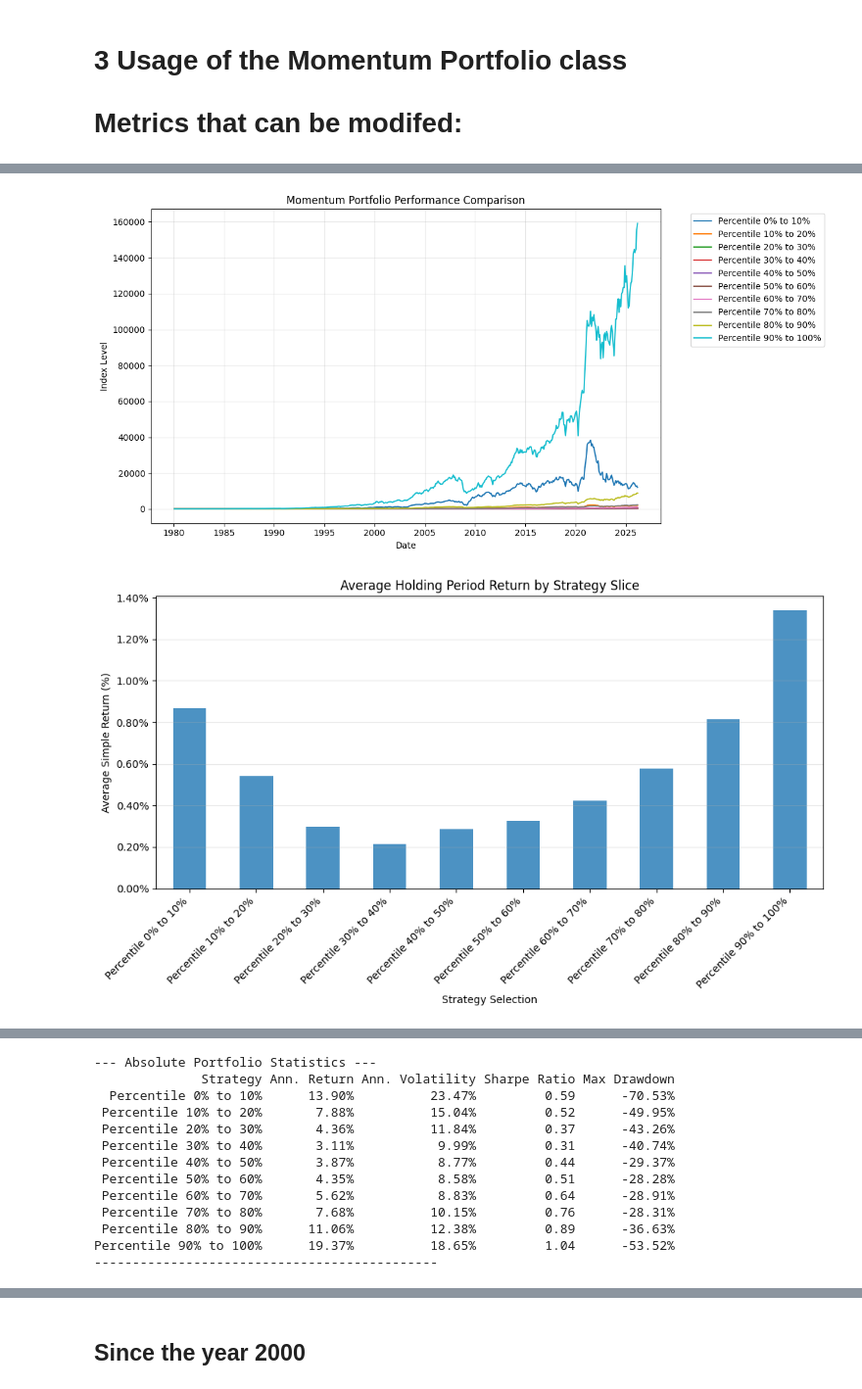
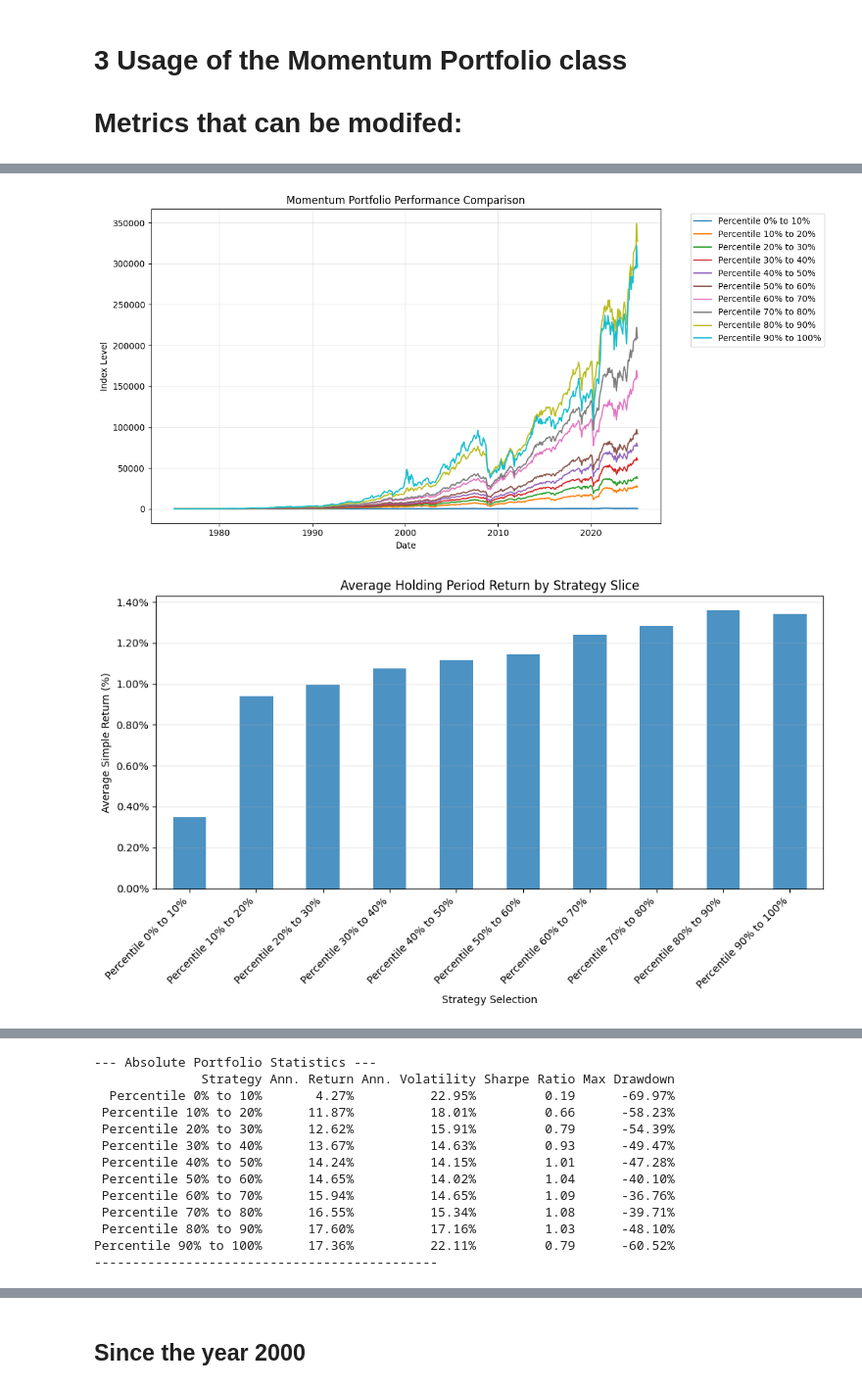
Before and after one commit to julenmm/Momentum, a Jupyter notebook: Analysis/1_momentum_portfolios.ipynb, the cells around one changed output, grey strips where cells are left out. Shown at 98% size. Cells and saved outputs as stored; diff of their text form; code cells hidden in the pictures.

```diff
--- a/Analysis/1_momentum_portfolios.ipynb
+++ b/Analysis/1_momentum_portfolios.ipynb
@@ -658,7 +971,7 @@ def download_ticker_to_duckdb(ticker):
 
 # Metrics that can be modifed:
 # %%
-START_TIME = "1980-01-01"
+START_TIME = "1970-01-01"
 
 # this can either be: 1. "ME" for monthly aggregation(month end), 2. DE Day end, 3. QE Quarter end, 4. SE every 6 months end, 5. UE year end
 # Changing this changes the rebalancing period of the portfolio, to change how far we look back for performance change
@@ -692,9 +1005,13 @@ LAST_PERIODS_TO_IGNORE = 1
 # Ignoring extreme results is necessary for meomentung to work, it would change the predictability of the strategy.
 # Short squeezes cause random explosions, weights of penny stocks that are bought out distort what the espected returns would be
 # We can think of this as setting a stop loss on the daily losses in a single asset, though it also affects the upside
-CLIP_EXTREME_RETURNS = True
+CLIP_EXTREME_RETURNS = False
 
-# TODO: Sell or not own when price is lower than
-MIN_OWNERSHIP_PRICE = 5#-- not implemented yet
+# Number of periods company needs to have existed to be considered investable for the portfoliop
+INVESTABLE_BIRTH_PERIODS = 60
+
+
+# Sell or not own when price is lower than
+MIN_INCLUDE_PRICE = 5
 # %% [markdown]
 # Momentum Portfolio Class Usage
@@ -702,26 +1019,17 @@ MIN_OWNERSHIP_PRICE = 5#-- not implemented yet
 # %%
 # 1. nittialize the class
-Portfolio = MomentumPortfolio()
 
-# 2. Select tickers that are listed from the start date
-tickers = select_tickers_listed_from_start_date(START_DATE_LISTED, MIN_AVG_LISTED_PRICE)
-
-# 3. Load the returns data for desired ticekt into memory for the desired time period
-Portfolio.fetch_data(
-    tickers=tickers,
-    time_start=START_TIME,
-    aggregate=AGREGATION_PREIOD_OF_RETURNS,
-    clip_extreme_values=CLIP_EXTREME_RETURNS,
-)
-# 4. Pre compute weights for each eprcentile ranges, using a lookback period, and periods to ignore
-Portfolio.construct_performances_for_percentiles(PERCENTILES, LOOKBACK_PERIOD, LAST_PERIODS_TO_IGNORE)
-
-
-# 4. Plot results
-Portfolio.plot_portfolios_over_HPR()
-Portfolio.plot_portfolio_average_returns()
-Portfolio.plot_portfolio_standard_deviations()
-Portfolio.print_portfolio_statistics()
+Portfolio = MomentumPortfolio(START_DATE_LISTED,
+                                MIN_AVG_LISTED_PRICE,
+                                START_TIME,
+                                AGREGATION_PREIOD_OF_RETURNS,
+                                CLIP_EXTREME_RETURNS,
+                                PERCENTILES,
+                                LOOKBACK_PERIOD,
+                                LAST_PERIODS_TO_IGNORE,
+                                INVESTABLE_BIRTH_PERIODS,
+                                MIN_INCLUDE_PRICE,
+                                )
 # %% [output]
-[figure, old version]
+[figure, new version]
-[figure, old version]
+[figure, new version]
@@ -729,13 +1037,13 @@ Portfolio.print_portfolio_statistics()
 --- Absolute Portfolio Statistics ---
               Strategy Ann. Return Ann. Volatility Sharpe Ratio Max Drawdown
-  Percentile 0% to 10%      13.90%          23.47%         0.59      -70.53%
- Percentile 10% to 20%       7.88%          15.04%         0.52      -49.95%
- Percentile 20% to 30%       4.36%          11.84%         0.37      -43.26%
- Percentile 30% to 40%       3.11%           9.99%         0.31      -40.74%
- Percentile 40% to 50%       3.87%           8.77%         0.44      -29.37%
- Percentile 50% to 60%       4.35%           8.58%         0.51      -28.28%
- Percentile 60% to 70%       5.62%           8.83%         0.64      -28.91%
- Percentile 70% to 80%       7.68%          10.15%         0.76      -28.31%
- Percentile 80% to 90%      11.06%          12.38%         0.89      -36.63%
-Percentile 90% to 100%      19.37%          18.65%         1.04      -53.52%
+  Percentile 0% to 10%       4.27%          22.95%         0.19      -69.97%
+ Percentile 10% to 20%      11.87%          18.01%         0.66      -58.23%
+ Percentile 20% to 30%      12.62%          15.91%         0.79      -54.39%
+ Percentile 30% to 40%      13.67%          14.63%         0.93      -49.47%
+ Percentile 40% to 50%      14.24%          14.15%         1.01      -47.28%
+ Percentile 50% to 60%      14.65%          14.02%         1.04      -40.10%
+ Percentile 60% to 70%      15.94%          14.65%         1.09      -36.76%
+ Percentile 70% to 80%      16.55%          15.34%         1.08      -39.71%
+ Percentile 80% to 90%      17.60%          17.16%         1.03      -48.10%
+Percentile 90% to 100%      17.36%          22.11%         0.79      -60.52%
 ---------------------------------------------
```
Also changed, not shown: parts of 16 cells of this notebook, 2 other files.
